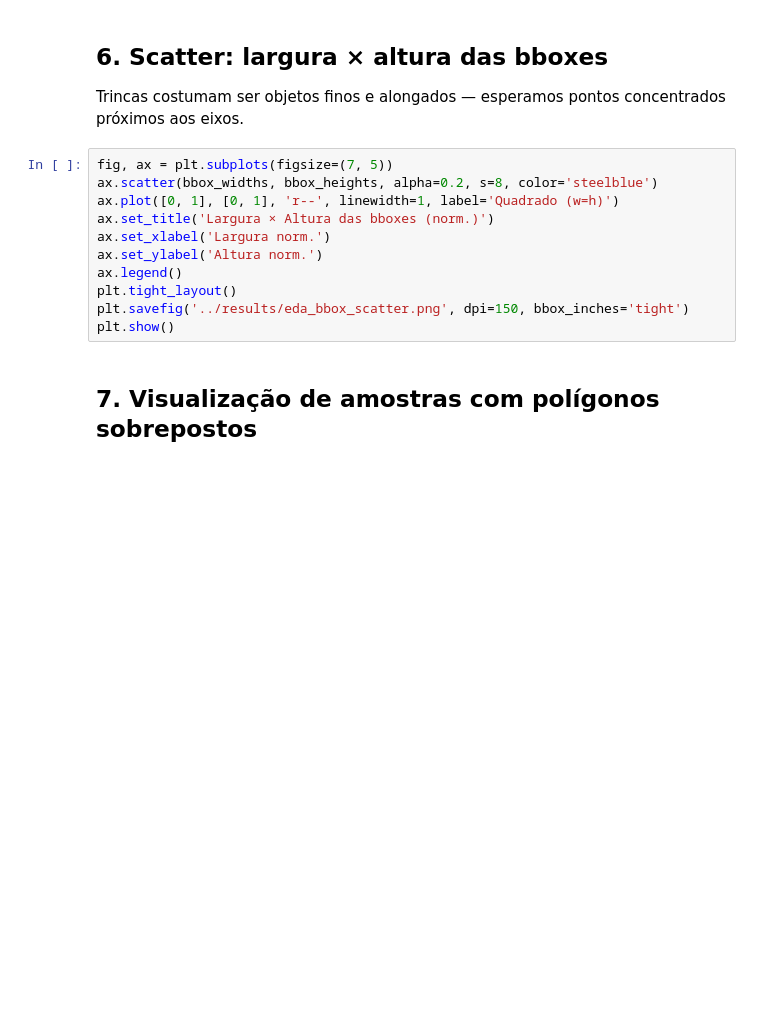
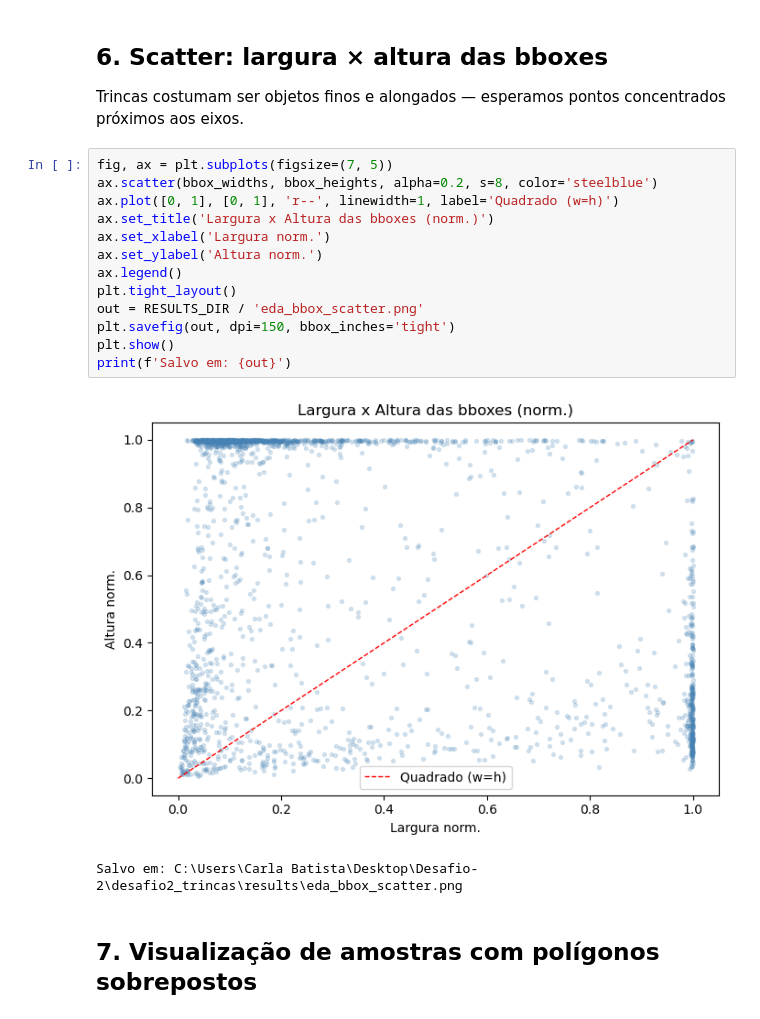
Before and after one commit to Rafaely15/Desafio-2, a Jupyter notebook: desafio2_trincas/notebooks/eda_dataset.ipynb, the cells around one changed output. Saved outputs shown, nothing was run; the diff lists cells and outputs as text; blank space fills up the shorter version.

```diff
--- a/desafio2_trincas/notebooks/eda_dataset.ipynb
+++ b/desafio2_trincas/notebooks/eda_dataset.ipynb
@@ -144,14 +195,19 @@ Trincas costumam ser objetos finos e alongados — esperamos pontos concentrados
 # %%
 fig, ax = plt.subplots(figsize=(7, 5))
 ax.scatter(bbox_widths, bbox_heights, alpha=0.2, s=8, color='steelblue')
 ax.plot([0, 1], [0, 1], 'r--', linewidth=1, label='Quadrado (w=h)')
-ax.set_title('Largura × Altura das bboxes (norm.)')
+ax.set_title('Largura x Altura das bboxes (norm.)')
 ax.set_xlabel('Largura norm.')
 ax.set_ylabel('Altura norm.')
 ax.legend()
 plt.tight_layout()
-plt.savefig('../results/eda_bbox_scatter.png', dpi=150, bbox_inches='tight')
+out = RESULTS_DIR / 'eda_bbox_scatter.png'
+plt.savefig(out, dpi=150, bbox_inches='tight')
 plt.show()
+print(f'Salvo em: {out}')
+# %% [output]
+[figure, added]
+Salvo em: C:\Users\Carla Batista\Desktop\Desafio-2\desafio2_trincas\results\eda_bbox_scatter.png
 # %% [markdown]
 ## 7. Visualização de amostras com polígonos sobrepostos
 # %%
```
Also changed, not shown: parts of 8 cells of this notebook, 4 other files.
